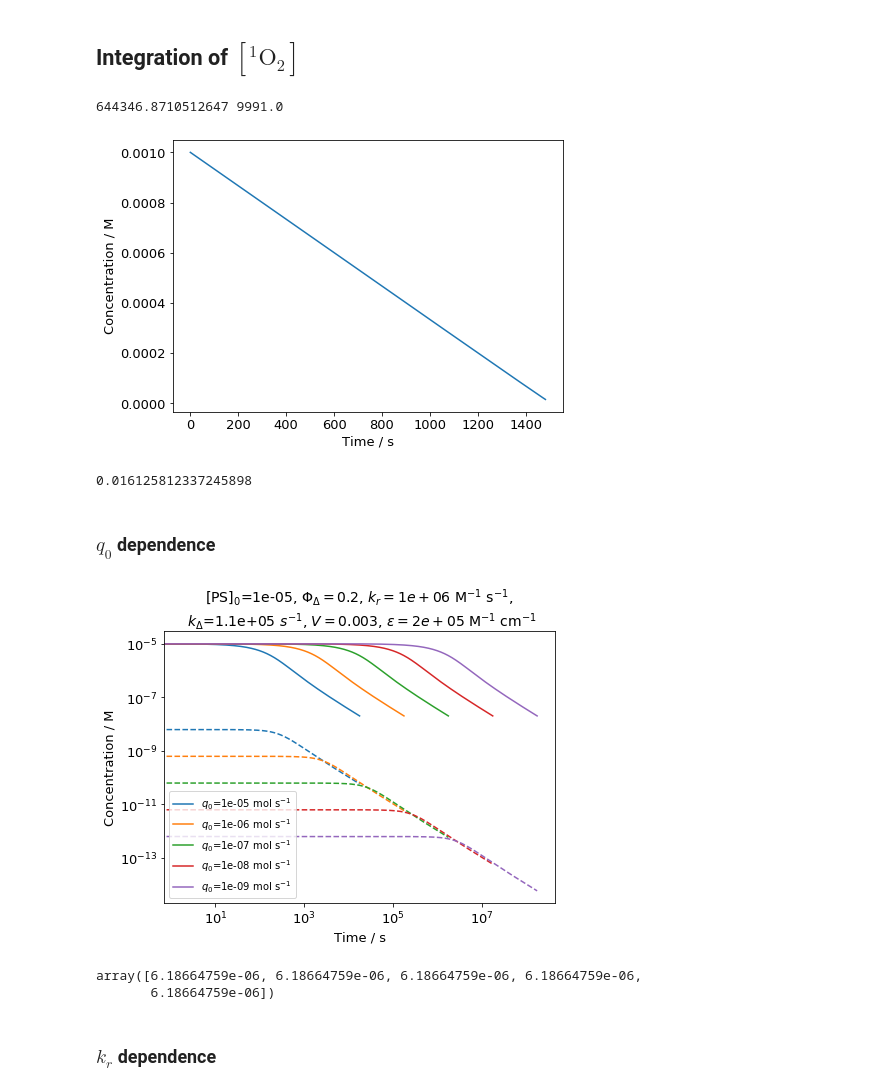
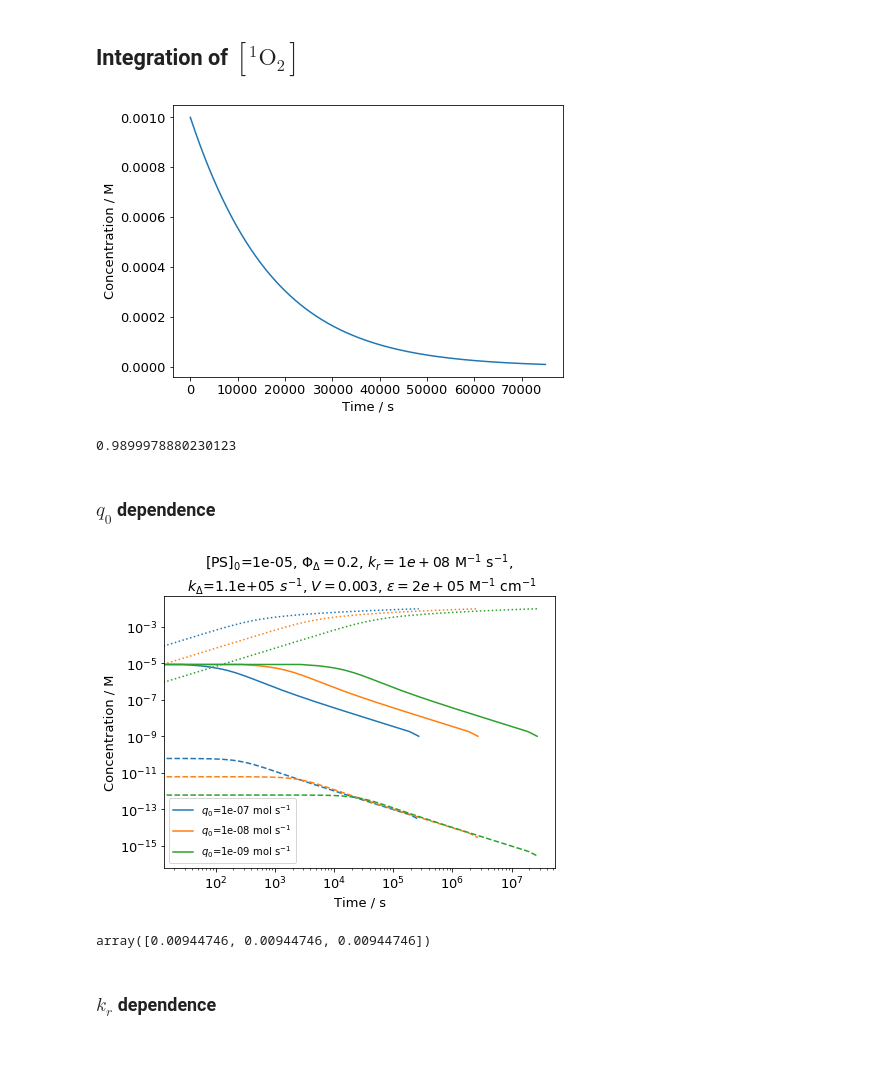
Before and after one commit to dmadea/Jupyter-Tutorials, a Jupyter notebook: Singlet oxygen generation/Singlet Oxygen.ipynb, the cells around one changed output. Cells and saved outputs as stored; diff of their text form; code cells hidden in the pictures; blank space fills up the shorter version.

```diff
--- a/Singlet oxygen generation/Singlet Oxygen.ipynb
+++ b/Singlet oxygen generation/Singlet Oxygen.ipynb
@@ -368,7 +390,7 @@ PS_0 = 1e-3
 Phi_Delta=0.2
 k_r=1e7
 k_delta=1/9.4e-6
-k_delta=10
+# k_delta=100
 V=3e-3
 q0=1e-8
 epsilon=2e5
@@ -383,18 +405,17 @@ plt.xlabel('Time / s')
 plt.ylabel('Concentration / M')
 plt.show()
 
-c_PS[-1] / c_PS[0]
+1 - c_PS[-1] / c_PS[0]
 # %% [output]
+[figure, new version]
-644346.8710512647 9991.0
+0.9899978880230123
-[figure, old version]
-0.016125812337245898
 # %%
 def sweep(PS_0=PS_0, Phi_Delta=Phi_Delta, k_r=k_r, k_delta=k_delta, V=V, q0=q0, epsilon=epsilon, alpha=alpha):
     pass
 # %% [markdown]
 ### $q_0$ dependence
 # %%
-alpha = 0.998 # the amount of PS that has been decomposed
+alpha = 0.9999 # the amount of PS that has been decomposed
 num = 10000  # number of points
 
 prop_cycle = plt.rcParams['axes.prop_cycle']
@@ -402,44 +423,48 @@ colors = prop_cycle.by_key()['color']
 
 PS_0 = 1e-5
 Phi_Delta=0.2
-k_r=1e6
+k_r=1e8
 k_delta=1/9.4e-6
 # k_delta=1
 
 V=3e-3
 # q0=1e-8
 epsilon=2e5
 
-q0s = np.logspace(-5, -9, 5)
+q0s = np.logspace(-7, -9, 3)
 n = q0s.shape[0]
 
 times = np.zeros((n, num))
 c_PSs = np.zeros_like(times)
 c_1_O2s = np.zeros_like(times)
 integrals = np.zeros(n)
 
 for i in range(n):
     times[i], c_PSs[i], c_1_O2s[i] = _solve_time_profiles(PS_0=PS_0, Phi_Delta=Phi_Delta, k_r=k_r,
                                        k_delta=k_delta, V=V, q0=q0s[i], epsilon=epsilon, alpha=alpha, num=num)
 
-    integrals[i] = np.trapz(c_1_O2s[i], x=times[i])
+    integrals[i] = np.trapz(c_1_O2s[i], x=times[i]) * k_delta
 
     label = f'$q_0$={q0s[i]:.2g} mol s$^{{-1}}$'
-    plt.semilogx(times[i], c_PSs[i], label=label, color=colors[i])
-    plt.semilogx(times[i], c_1_O2s[i],  color=colors[i], ls='--')
+    plt.plot(times[i], c_PSs[i], label=label, color=colors[i])
+    plt.plot(times[i], c_1_O2s[i],  color=colors[i], ls='--')
+    plt.plot(times[i], cumtrapz(c_1_O2s[i], times[i], initial=0) * k_delta, ls='dotted')#, label='$^3$O$_2$ produced / M')
     plt.yscale('log')
+    plt.xscale('log')
+#     plt.yscale('linear')
+#     plt.xscale('linear')
+
 
 plt.xlabel('Time / s')
 plt.ylabel('Concentration / M')
 plt.legend(fontsize=10)
 plt.title(f"[PS]$_0$={PS_0:2g}, $\Phi_\Delta=${Phi_Delta}, $k_r={k_r:2g}$ M$^{{-1}}$ s$^{{-1}}$,\n $k_\Delta$={k_delta:.2g} $s^{{-1}}$, $V={V:.2g}$, $\epsilon={epsilon:.2g}$ M$^{{-1}}$ cm$^{{-1}}$", fontsize=14)
 plt.show()
 
 integrals
 # %% [output]
-[figure, old version]
+[figure, new version]
-array([6.18664759e-06, 6.18664759e-06, 6.18664759e-06, 6.18664759e-06,
-       6.18664759e-06])
+array([0.00944746, 0.00944746, 0.00944746])
 # %% [markdown]
 ### $k_r$ dependence
 # %%
```
Also changed, not shown: parts of 4 cells of this notebook.
